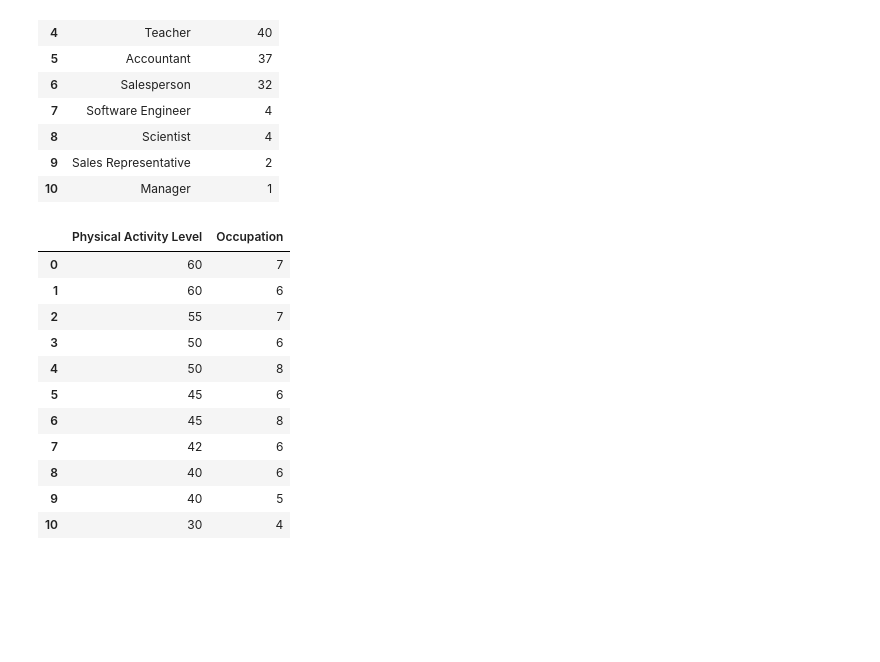
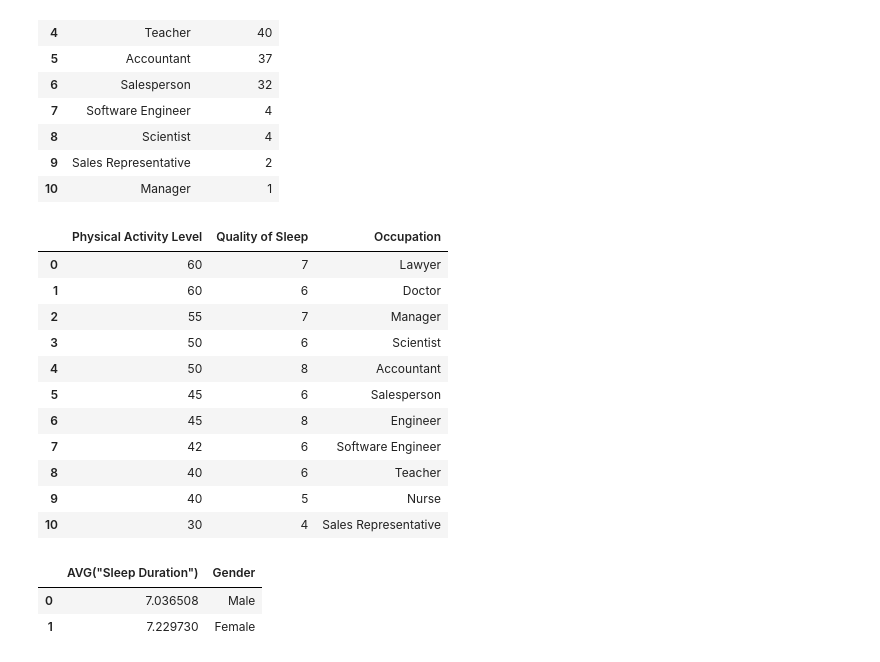
Before and after one commit to berkasin01/sql_fundamentals, a Jupyter notebook: sql_basics.ipynb, the cells around one changed output. Cells and saved outputs as stored; diff of their text form; code cells hidden in the pictures; blank space fills up the shorter version.

```diff
--- a/sql_basics.ipynb
+++ b/sql_basics.ipynb
@@ -114,17 +114,23 @@ pd.read_sql('SELECT Occupation, COUNT(Occupation) AS count_occu FROM sleep GROUP
 | 9 | Sales Representative | 2 |
 | 10 | Manager | 1 |
 # %%
-pd.read_sql('SELECT "Physical Activity Level", "Quality Of Sleep" Occupation FROM sleep GROUP BY Occupation ORDER BY "Physical Activity Level" DESC ', conn)
+pd.read_sql('SELECT "Physical Activity Level", "Quality Of Sleep", Occupation FROM sleep GROUP BY Occupation ORDER BY "Physical Activity Level" DESC ', conn)
 # %% [output]
-|  | Physical Activity Level | Occupation |
-| 0 | 60 | 7 |
-| 1 | 60 | 6 |
-| 2 | 55 | 7 |
-| 3 | 50 | 6 |
-| 4 | 50 | 8 |
-| 5 | 45 | 6 |
-| 6 | 45 | 8 |
-| 7 | 42 | 6 |
-| 8 | 40 | 6 |
-| 9 | 40 | 5 |
-| 10 | 30 | 4 |
+|  | Physical Activity Level | Quality of Sleep | Occupation |
+| 0 | 60 | 7 | Lawyer |
+| 1 | 60 | 6 | Doctor |
+| 2 | 55 | 7 | Manager |
+| 3 | 50 | 6 | Scientist |
+| 4 | 50 | 8 | Accountant |
+| 5 | 45 | 6 | Salesperson |
+| 6 | 45 | 8 | Engineer |
+| 7 | 42 | 6 | Software Engineer |
+| 8 | 40 | 6 | Teacher |
+| 9 | 40 | 5 | Nurse |
+| 10 | 30 | 4 | Sales Representative |
+# %%
+pd.read_sql('SELECT AVG("Sleep Duration"),Gender FROM sleep GROUP BY Gender ORDER BY "Sleep Duration"', conn)
+# %% [output]
+|  | AVG("Sleep Duration") | Gender |
+| 0 | 7.036508 | Male |
+| 1 | 7.229730 | Female |
```
Also changed, not shown: parts of 2 cells of this notebook.
